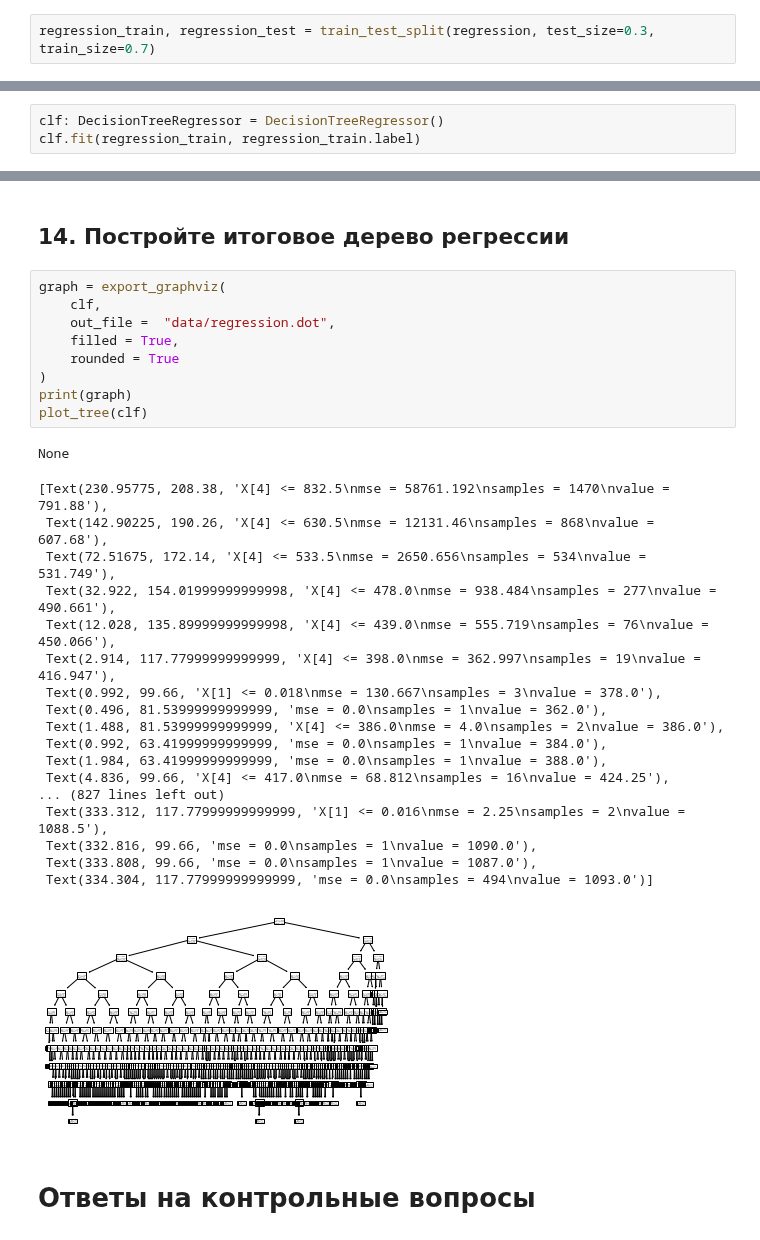
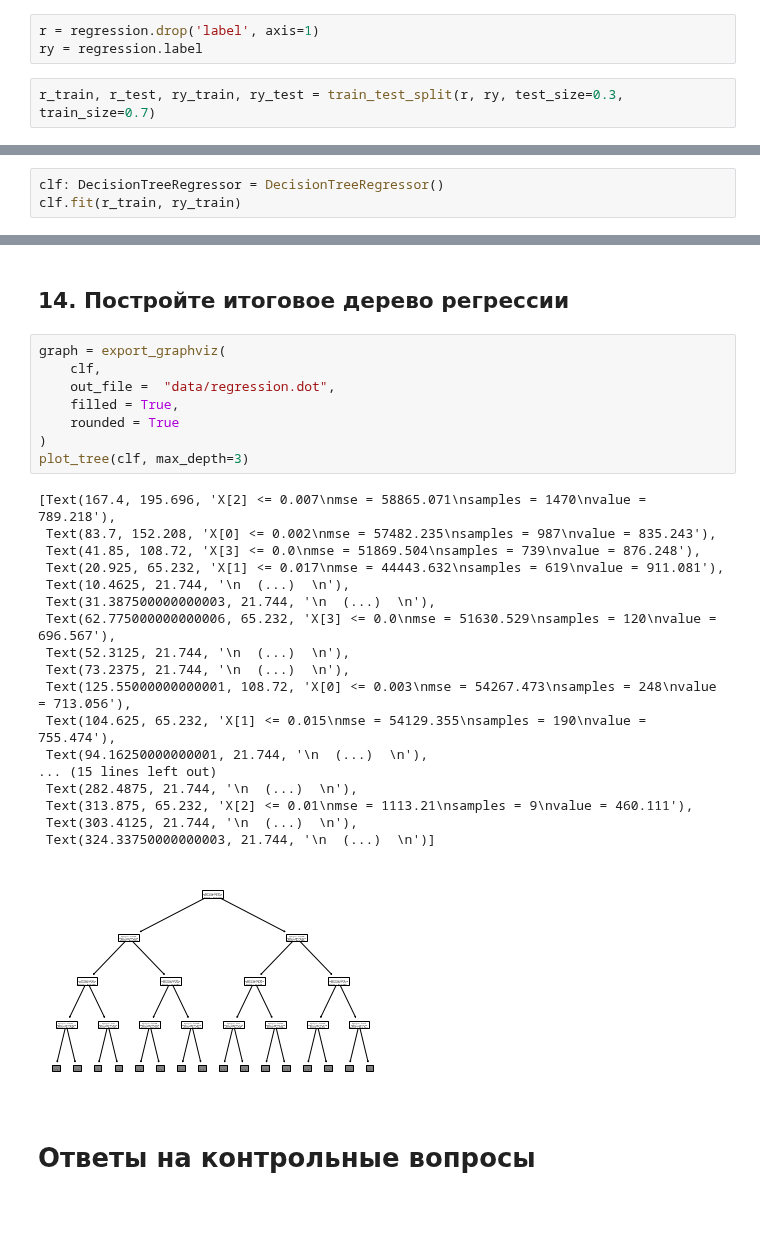
Before and after one commit to Teosof/mlearning, a Jupyter notebook: lab3/Liskunov_Roman_lab3.ipynb, the cells around one changed output, grey strips where cells are left out. Saved outputs shown, nothing was run; the diff lists cells and outputs as text; blank space fills up the shorter version.

```diff
--- a/lab3/Liskunov_Roman_lab3.ipynb
+++ b/lab3/Liskunov_Roman_lab3.ipynb
@@ -201,12 +194,15 @@ None
 # %% [markdown]
 ## 9. Разбейте данные для регрессии
+# %%
+r = regression.drop('label', axis=1)
+ry = regression.label
 # %%
-regression_train, regression_test = train_test_split(regression, test_size=0.3, train_size=0.7)
+r_train, r_test, ry_train, ry_test = train_test_split(r, ry, test_size=0.3, train_size=0.7)
 # %% [markdown]
 ## 10. Примените алгоритм дерева регрессии
 # %%
 clf: DecisionTreeRegressor = DecisionTreeRegressor()
-clf.fit(regression_train, regression_train.label)
+clf.fit(r_train, ry_train)
 # %% [output]
 DecisionTreeRegressor()
 # %% [markdown]
@@ -289,32 +285,30 @@ mean_absolute_error: 0.661
 # %%
 graph = export_graphviz(
     clf,
     out_file =  "data/regression.dot",
     filled = True,
     rounded = True
 )
-print(graph)
-plot_tree(clf)
+plot_tree(clf, max_depth=3)
 # %% [output]
-None
+[Text(167.4, 195.696, 'X[2] <= 0.007\nmse = 58865.071\nsamples = 1470\nvalue = 789.218'),
+ Text(83.7, 152.208, 'X[0] <= 0.002\nmse = 57482.235\nsamples = 987\nvalue = 835.243'),
+ Text(41.85, 108.72, 'X[3] <= 0.0\nmse = 51869.504\nsamples = 739\nvalue = 876.248'),
+ Text(20.925, 65.232, 'X[1] <= 0.017\nmse = 44443.632\nsamples = 619\nvalue = 911.081'),
+ Text(10.4625, 21.744, '\n  (...)  \n'),
+ Text(31.387500000000003, 21.744, '\n  (...)  \n'),
+ Text(62.775000000000006, 65.232, 'X[3] <= 0.0\nmse = 51630.529\nsamples = 120\nvalue = 696.567'),
+ Text(52.3125, 21.744, '\n  (...)  \n'),
+ Text(73.2375, 21.744, '\n  (...)  \n'),
+ Text(125.55000000000001, 108.72, 'X[0] <= 0.003\nmse = 54267.473\nsamples = 248\nvalue = 713.056'),
+ Text(104.625, 65.232, 'X[1] <= 0.015\nmse = 54129.355\nsamples = 190\nvalue = 755.474'),
+ Text(94.16250000000001, 21.744, '\n  (...)  \n'),
+... (15 lines left out)
+ Text(282.4875, 21.744, '\n  (...)  \n'),
+ Text(313.875, 65.232, 'X[2] <= 0.01\nmse = 1113.21\nsamples = 9\nvalue = 460.111'),
+ Text(303.4125, 21.744, '\n  (...)  \n'),
+ Text(324.33750000000003, 21.744, '\n  (...)  \n')]
-[Text(230.95775, 208.38, 'X[4] <= 832.5\nmse = 58761.192\nsamples = 1470\nvalue = 791.88'),
- Text(142.90225, 190.26, 'X[4] <= 630.5\nmse = 12131.46\nsamples = 868\nvalue = 607.68'),
- Text(72.51675, 172.14, 'X[4] <= 533.5\nmse = 2650.656\nsamples = 534\nvalue = 531.749'),
- Text(32.922, 154.01999999999998, 'X[4] <= 478.0\nmse = 938.484\nsamples = 277\nvalue = 490.661'),
- Text(12.028, 135.89999999999998, 'X[4] <= 439.0\nmse = 555.719\nsamples = 76\nvalue = 450.066'),
- Text(2.914, 117.77999999999999, 'X[4] <= 398.0\nmse = 362.997\nsamples = 19\nvalue = 416.947'),
- Text(0.992, 99.66, 'X[1] <= 0.018\nmse = 130.667\nsamples = 3\nvalue = 378.0'),
- Text(0.496, 81.53999999999999, 'mse = 0.0\nsamples = 1\nvalue = 362.0'),
- Text(1.488, 81.53999999999999, 'X[4] <= 386.0\nmse = 4.0\nsamples = 2\nvalue = 386.0'),
- Text(0.992, 63.41999999999999, 'mse = 0.0\nsamples = 1\nvalue = 384.0'),
- Text(1.984, 63.41999999999999, 'mse = 0.0\nsamples = 1\nvalue = 388.0'),
- Text(4.836, 99.66, 'X[4] <= 417.0\nmse = 68.812\nsamples = 16\nvalue = 424.25'),
-... (827 lines left out)
- Text(333.312, 117.77999999999999, 'X[1] <= 0.016\nmse = 2.25\nsamples = 2\nvalue = 1088.5'),
- Text(332.816, 99.66, 'mse = 0.0\nsamples = 1\nvalue = 1090.0'),
- Text(333.808, 99.66, 'mse = 0.0\nsamples = 1\nvalue = 1087.0'),
- Text(334.304, 117.77999999999999, 'mse = 0.0\nsamples = 494\nvalue = 1093.0')]
-[figure, old version]
+[figure, new version]
 # %% [markdown]
 # Ответы на контрольные вопросы
 # %% [markdown]
```
Also changed, not shown: parts of 12 cells of this notebook, 2 other files.
